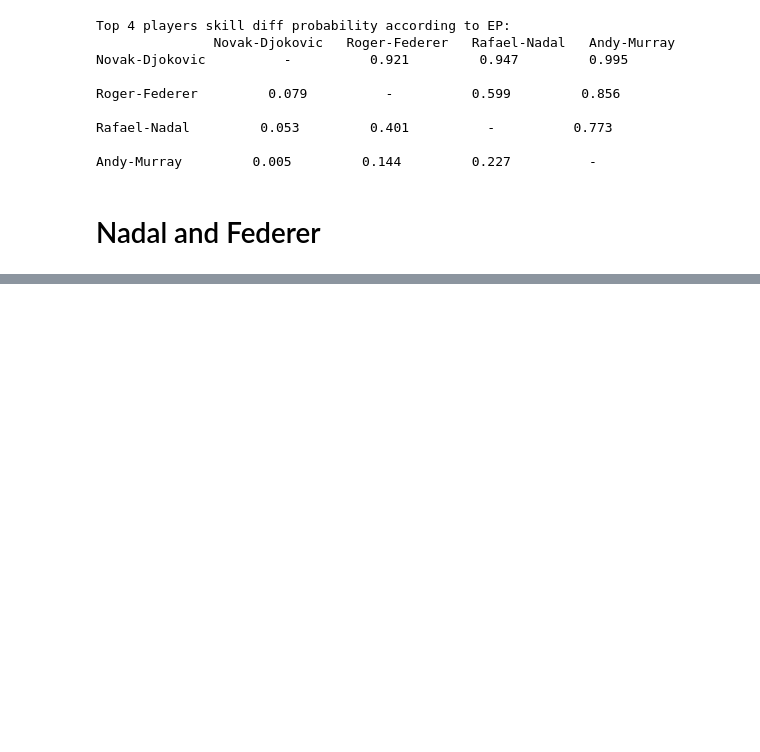
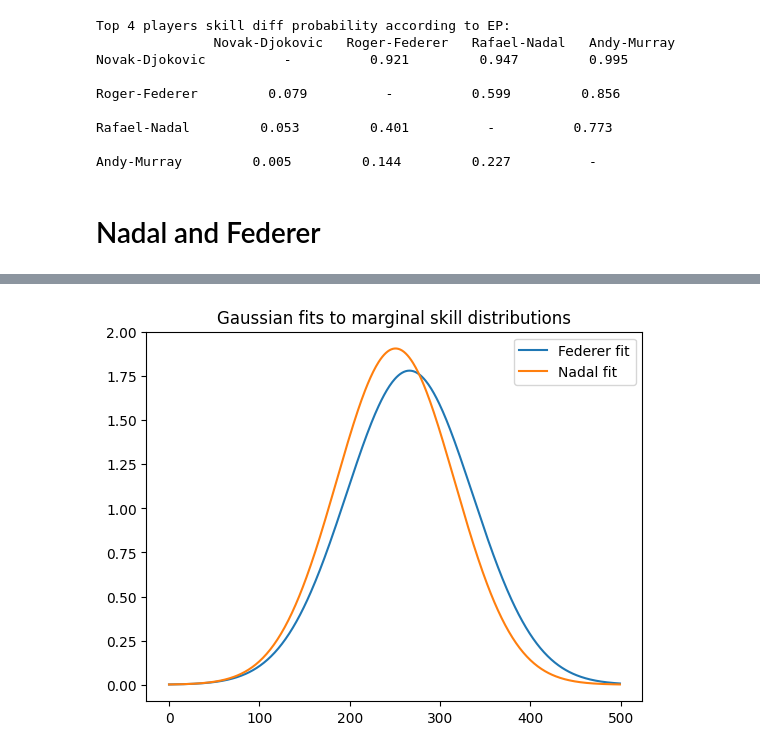
Before and after one commit to KaedeZzz/4F13-CW2, a Jupyter notebook: coursework2.ipynb, the cells around one changed output, grey strips where cells are left out. Saved outputs shown, nothing was run; the diff lists cells and outputs as text; code cells hidden in the pictures; blank space fills up the shorter version.

```diff
--- a/coursework2.ipynb
+++ b/coursework2.ipynb
@@ -218,0 +217,11 @@ Marginal distribution of skill of Nadal and Federer
+# %%
+mu_federer, sigma_federer = norm.fit(samples[federer, :])
+mu_nadal, sigma_nadal = norm.fit(samples[nadal, :])
+plot_axis = np.linspace(0.8, 2.4, 500)
+plt.plot(norm.pdf(plot_axis, loc=mu_federer, scale=sigma_federer), label='Federer fit')
+plt.plot(norm.pdf(plot_axis, loc=mu_nadal, scale=sigma_nadal), label='Nadal fit')
+plt.title('Gaussian fits to marginal skill distributions')
+plt.legend()
+plt.show()
+# %% [output]
+[figure, added]
```
Also changed, not shown: parts of 6 cells of this notebook.
